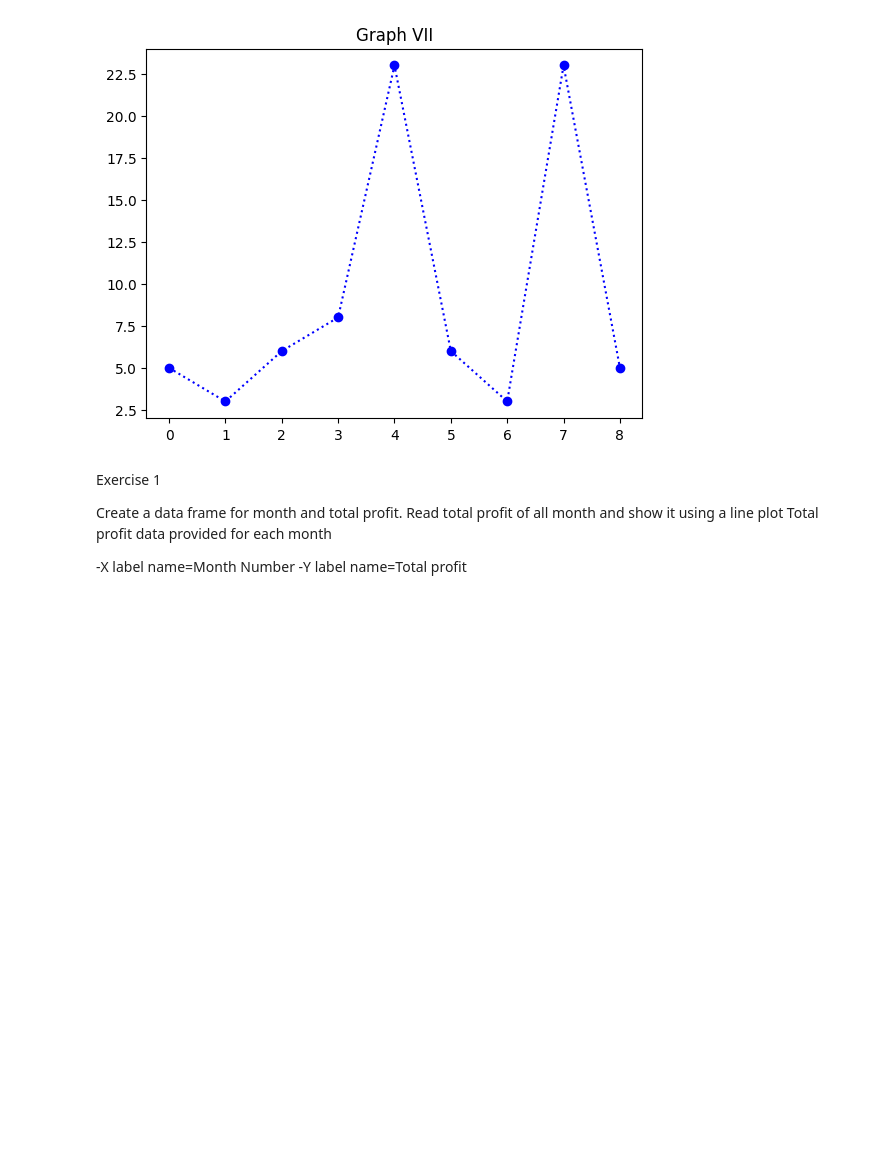
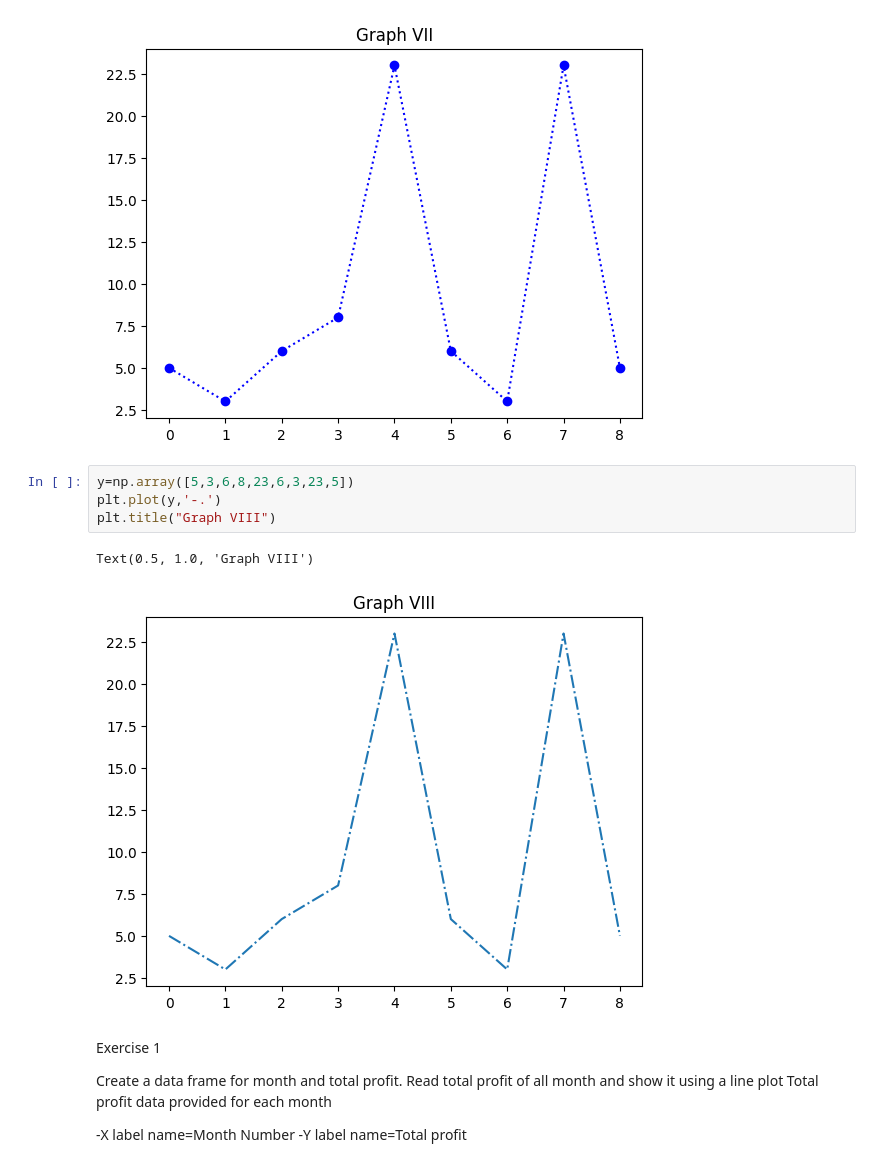
Before and after one commit to V-Adithya/DAV-Python, a Jupyter notebook: DAV Labsheet 1.ipynb, the cells around one changed output. Saved outputs shown, nothing was run; the diff lists cells and outputs as text; blank space fills up the shorter version.

```diff
--- a/DAV Labsheet 1.ipynb
+++ b/DAV Labsheet 1.ipynb
@@ -145,6 +145,13 @@ plt.title("Graph VII")
 # %% [output]
 Text(0.5, 1.0, 'Graph VII')
 [figure]
+# %%
+y=np.array([5,3,6,8,23,6,3,23,5])
+plt.plot(y,'-.')
+plt.title("Graph VIII")
+# %% [output]
+Text(0.5, 1.0, 'Graph VIII')
+[figure, added]
 # %% [markdown]
 Exercise 1
 
```
Also changed, not shown: parts of 4 cells of this notebook.
